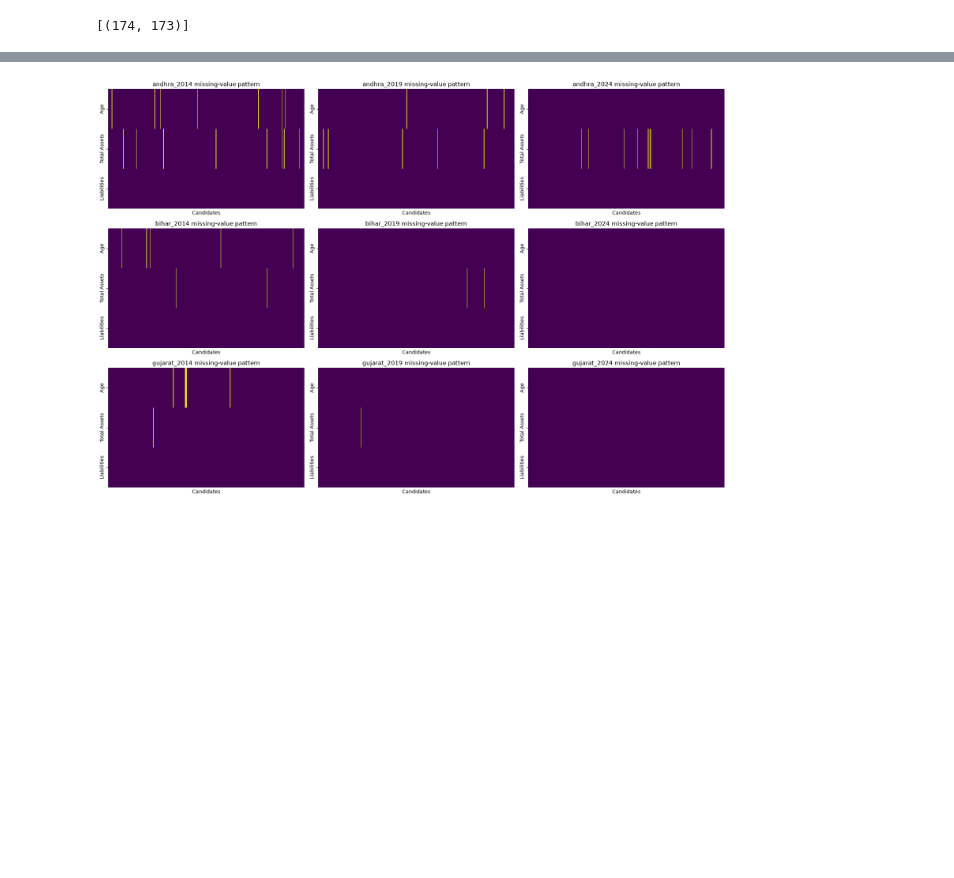
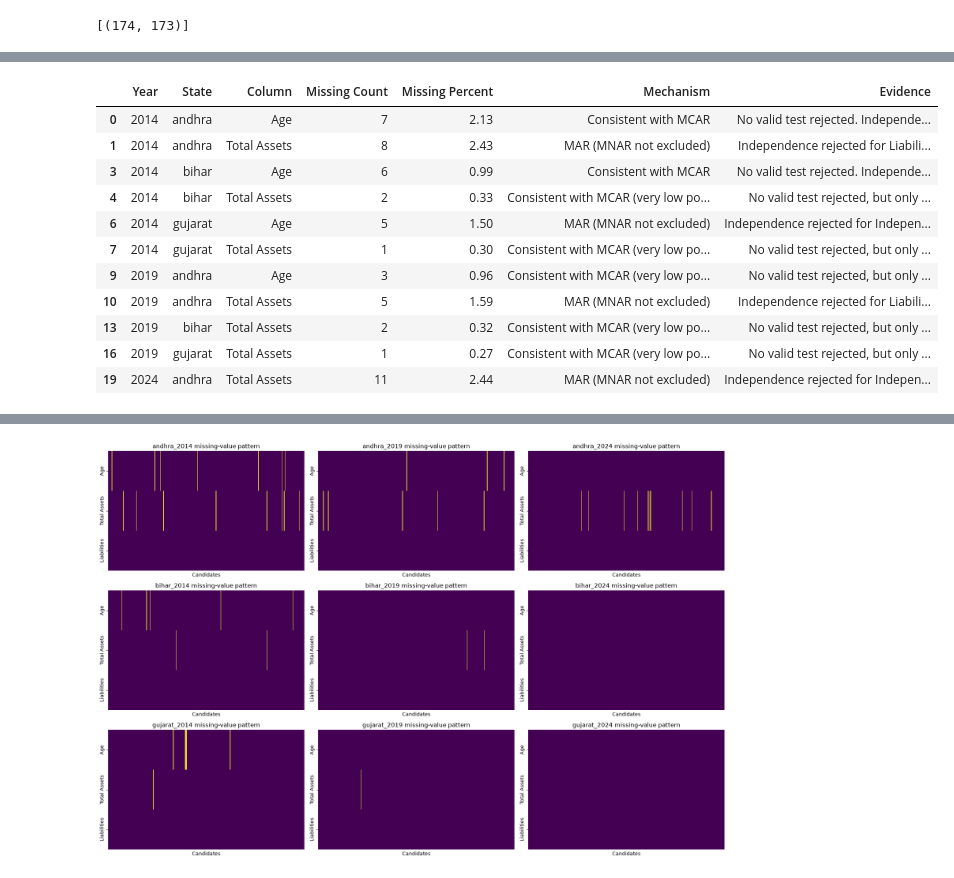
Before and after one commit to iitm-da25b007/MPs-assets, a Jupyter notebook: data_cleaning.ipynb, the cells around one changed output, grey strips where cells are left out. Saved outputs shown, nothing was run; the diff lists cells and outputs as text; code cells hidden in the pictures; blank space fills up the shorter version.

```diff
--- a/data_cleaning.ipynb
+++ b/data_cleaning.ipynb
@@ -354,0 +628,12 @@ cleaned_frames['gujarat_2024'].drop(173, inplace=True)
+# %%
+import numpy as np
+from scipy.stats import chi2_contingency
+
+def chi_square(table):
+    observed = table.to_numpy(dtype=float)
+    observed = observed[:, observed.sum(axis=0) > 0]
+
+    # Run SciPy's chi-square test of independence (correction=False matches uncorrected Pearson's test)
+    statistic, pvalue, degrees_of_freedom, expected = chi2_contingency(observed, correction=False)
+
+    return float(statistic), int(degrees_of_freedom), float(pvalue), float(expected.min())
@@ -354,0 +799,76 @@ cleaned_frames['gujarat_2024'].drop(173, inplace=True)
+# %%
+LOW_POWER_THRESHOLD = 5
+MIN_EXPECTED_FOR_VALID_TEST = 1.0
+summary_rows = []
+
+for year, state in FILE_KEYS:
+    file_data = file_frame(year, state)
+
+    for column in MISSINGNESS_TARGET_COLUMNS:
+        missing_count = int(file_data[f'{column} Missing'].sum())
+        row = {
+            'Year': year,
+            'State': state,
+            'Column': column,
+            'Missing Count': missing_count,
+            'Missing Percent': round(missing_count / len(file_data) * 100, 2),
+        }
+
+        if missing_count == 0:
+            summary_rows.append({**row, 'Mechanism': 'Not applicable', 'Evidence': 'No missing values'})
+            continue
+
+        column_tests = chi_square_report[
+            (chi_square_report['Year'] == year)
+            & (chi_square_report['State'] == state)
+            & (chi_square_report['Column'] == column)
+        ]
+        rejected = column_tests[column_tests['p-value'] < ALPHA]
+        significant = rejected[rejected['Min Expected Count'] >= MIN_EXPECTED_FOR_VALID_TEST]
+        unreliable = rejected[rejected['Min Expected Count'] < MIN_EXPECTED_FOR_VALID_TEST]
+        unreliable_text = (
+            ' Unreliable rejection (expected count < 1): ' + ', '.join(unreliable['Feature']) + '.'
+            if not unreliable.empty
+            else ''
+        )
+        p_value_text = ', '.join(
+            f'{feature} p={p_value:.3g}'
+            for feature, p_value in zip(column_tests['Feature'], column_tests['p-value'])
+        )
+
+        if not significant.empty:
+            mechanism = 'MAR (MNAR not excluded)'
+            evidence = 'Independence rejected for ' + ', '.join(significant['Feature']) + f'.{unreliable_text} {p_value_text}'
+        elif missing_count < LOW_POWER_THRESHOLD:
+            mechanism = 'Consistent with MCAR (very low power)'
+            evidence = f'No valid test rejected, but only {missing_count} missing.{unreliable_text} {p_value_text}'
+        else:
+            mechanism = 'Consistent with MCAR'
+            evidence = f'No valid test rejected.{unreliable_text} {p_value_text}'
+
+        summary_rows.append({**row, 'Mechanism': mechanism, 'Evidence': evidence})
+
+mechanism_summary = pd.DataFrame(summary_rows)
+
+with pd.option_context('display.max_colwidth', None):
+    display(mechanism_summary[mechanism_summary['Missing Count'] > 0])
+
+display(mechanism_summary.pivot_table(
+    index=['Year', 'State'],
+    columns='Column',
+    values='Mechanism',
+    aggfunc='first',
+)[MISSINGNESS_TARGET_COLUMNS])
+# %% [output]
+|  | Year | State | Column | Missing Count | Missing Percent | Mechanism | Evidence |
+| 0 | 2014 | andhra | Age | 7 | 2.13 | Consistent with MCAR | No valid test rejected. Independe... |
+| 1 | 2014 | andhra | Total Assets | 8 | 2.43 | MAR (MNAR not excluded) | Independence rejected for Liabili... |
+| 3 | 2014 | bihar | Age | 6 | 0.99 | Consistent with MCAR | No valid test rejected. Independe... |
+| 4 | 2014 | bihar | Total Assets | 2 | 0.33 | Consistent with MCAR (very low po... | No valid test rejected, but only ... |
+| 6 | 2014 | gujarat | Age | 5 | 1.50 | MAR (MNAR not excluded) | Independence rejected for Indepen... |
+| 7 | 2014 | gujarat | Total Assets | 1 | 0.30 | Consistent with MCAR (very low po... | No valid test rejected, but only ... |
+| 9 | 2019 | andhra | Age | 3 | 0.96 | Consistent with MCAR (very low po... | No valid test rejected, but only ... |
+| 10 | 2019 | andhra | Total Assets | 5 | 1.59 | MAR (MNAR not excluded) | Independence rejected for Liabili... |
+| 13 | 2019 | bihar | Total Assets | 2 | 0.32 | Consistent with MCAR (very low po... | No valid test rejected, but only ... |
+| 16 | 2019 | gujarat | Total Assets | 1 | 0.27 | Consistent with MCAR (very low po... | No valid test rejected, but only ... |
+| 19 | 2024 | andhra | Total Assets | 11 | 2.44 | MAR (MNAR not excluded) | Independence rejected for Indepen... |
```
Also changed, not shown: parts of 42 cells of this notebook, 1 other file.
